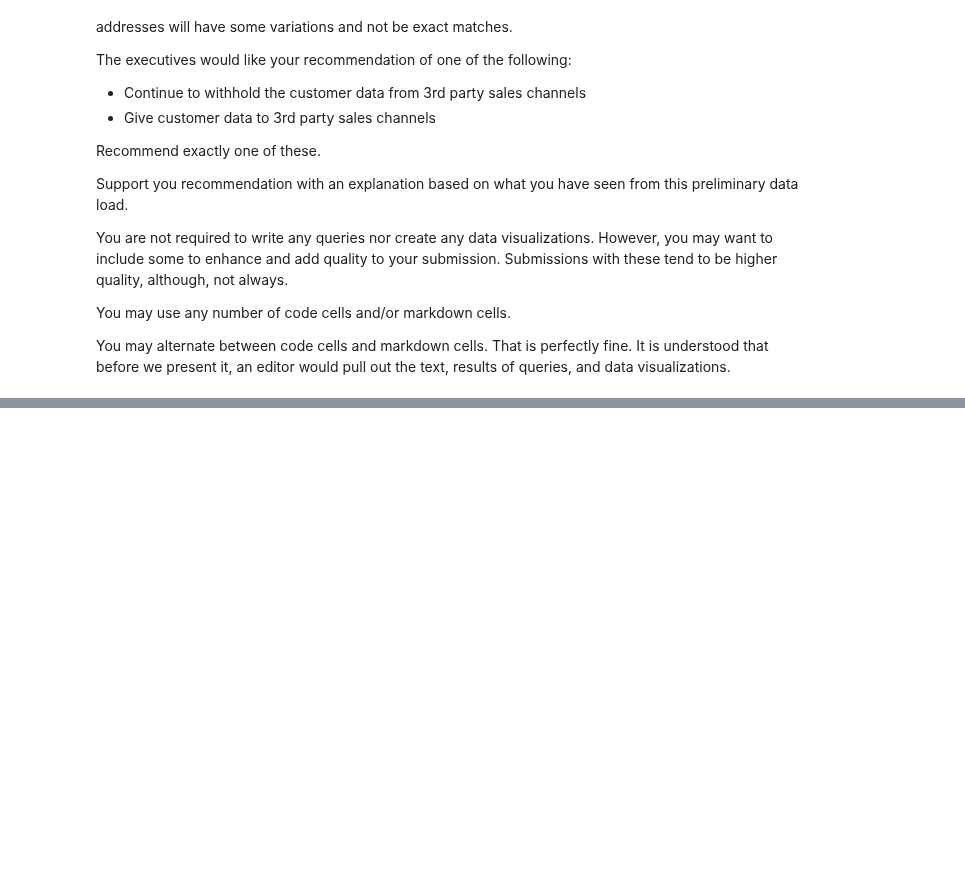
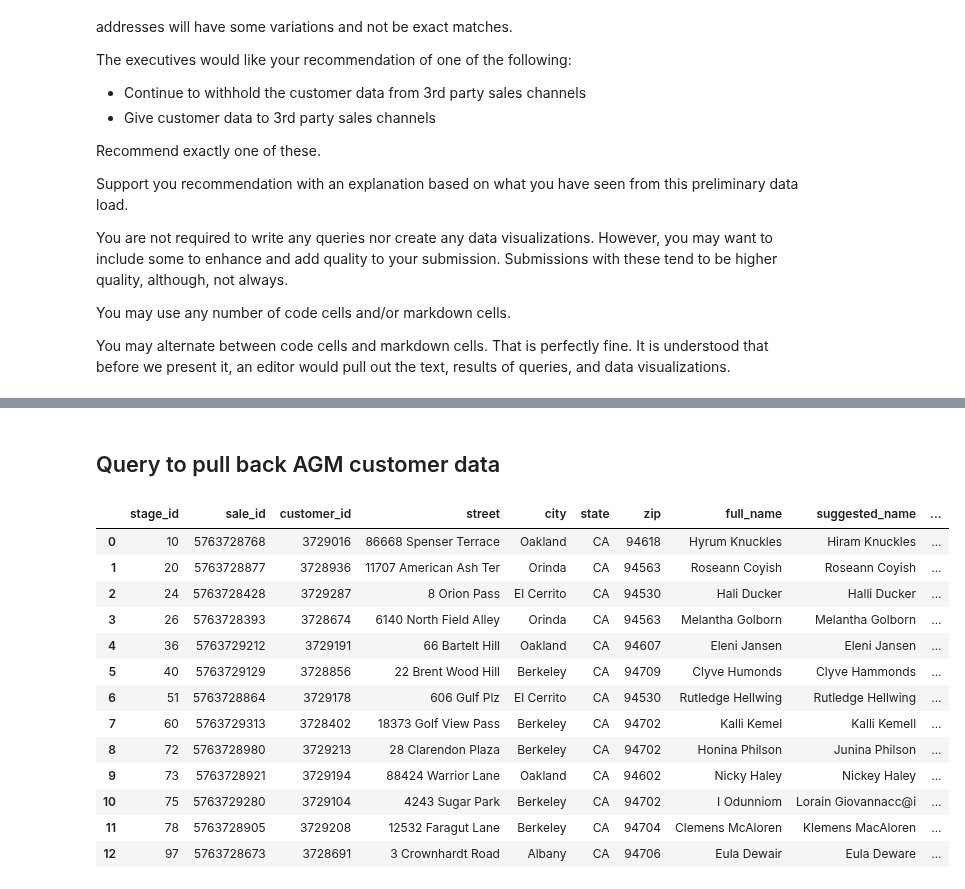
Before and after one commit to jvgalvin/Portfolio, a Jupyter notebook: project_2_5.ipynb, the cells around one changed output, grey strips where cells are left out. Drawn from its saved outputs; the diff is of its cells as text; code cells hidden in the pictures; blank space fills up the shorter version.

Commit message:
full solution

```diff
--- a/project_2_5.ipynb
+++ b/project_2_5.ipynb
@@ -206,0 +257,45 @@ You may alternate between code cells and markdown cells.  That is perfectly fine
+# %% [markdown]
+## Query to pull back AGM customer data
+# %%
+# Make a list of all customers and addresses maintained by AGM
+
+rollback_before_flag = True
+rollback_after_flag = True
+
+query = """
+
+select first_name,
+        last_name,
+        street
+from customers;
+
+"""
+
+cust_df = my_select_query_pandas(query, rollback_before_flag, rollback_after_flag)
+
+# Make 2 lists - one for our customers' names and another for their addresses
+cust_df["full_name"] = cust_df["first_name"] + " " + cust_df["last_name"]
+agm_cust_list = cust_df["full_name"].tolist()
+agm_street_list = cust_df["street"].tolist()
+# %%
+# Use fuzzy logic to provide suggested name and street
+
+df["suggested_name"] = [fuzz_process.extract(name, agm_cust_list, limit = 1)[0][0] for name in df["full_name"]]
+df["suggested_street"] = [fuzz_process.extract(street, agm_street_list, limit = 1)[0][0] for street in df["street"]]
+# %%
+df
+# %% [output]
+|  | stage_id | sale_id | customer_id | street | city | state | zip | full_name | suggested_name | ... |
+| 0 | 10 | 5763728768 | 3729016 | 86668 Spenser Terrace | Oakland | CA | 94618 | Hyrum Knuckles | Hiram Knuckles | ... |
+| 1 | 20 | 5763728877 | 3728936 | 11707 American Ash Ter | Orinda | CA | 94563 | Roseann Coyish | Roseann Coyish | ... |
+| 2 | 24 | 5763728428 | 3729287 | 8 Orion Pass | El Cerrito | CA | 94530 | Hali Ducker | Halli Ducker | ... |
+| 3 | 26 | 5763728393 | 3728674 | 6140 North Field Alley | Orinda | CA | 94563 | Melantha Golborn | Melantha Golborn | ... |
+| 4 | 36 | 5763729212 | 3729191 | 66 Bartelt Hill | Oakland | CA | 94607 | Eleni Jansen | Eleni Jansen | ... |
+| 5 | 40 | 5763729129 | 3728856 | 22 Brent Wood Hill | Berkeley | CA | 94709 | Clyve Humonds | Clyve Hammonds | ... |
+| 6 | 51 | 5763728864 | 3729178 | 606 Gulf Plz | El Cerrito | CA | 94530 | Rutledge Hellwing | Rutledge Hellwing | ... |
+| 7 | 60 | 5763729313 | 3728402 | 18373 Golf View Pass | Berkeley | CA | 94702 | Kalli Kemel | Kalli Kemell | ... |
+| 8 | 72 | 5763728980 | 3729213 | 28 Clarendon Plaza | Berkeley | CA | 94702 | Honina Philson | Junina Philson | ... |
+| 9 | 73 | 5763728921 | 3729194 | 88424 Warrior Lane | Oakland | CA | 94602 | Nicky Haley | Nickey Haley | ... |
+| 10 | 75 | 5763729280 | 3729104 | 4243 Sugar Park | Berkeley | CA | 94702 | I Odunniom | Lorain Giovannacc@i | ... |
+| 11 | 78 | 5763728905 | 3729208 | 12532 Faragut Lane | Berkeley | CA | 94704 | Clemens McAloren | Klemens MacAloren | ... |
+| 12 | 97 | 5763728673 | 3728691 | 3 Crownhardt Road | Albany | CA | 94706 | Eula Dewair | Eula Deware | ... |
```
Also changed, not shown: parts of 13 cells of this notebook.
